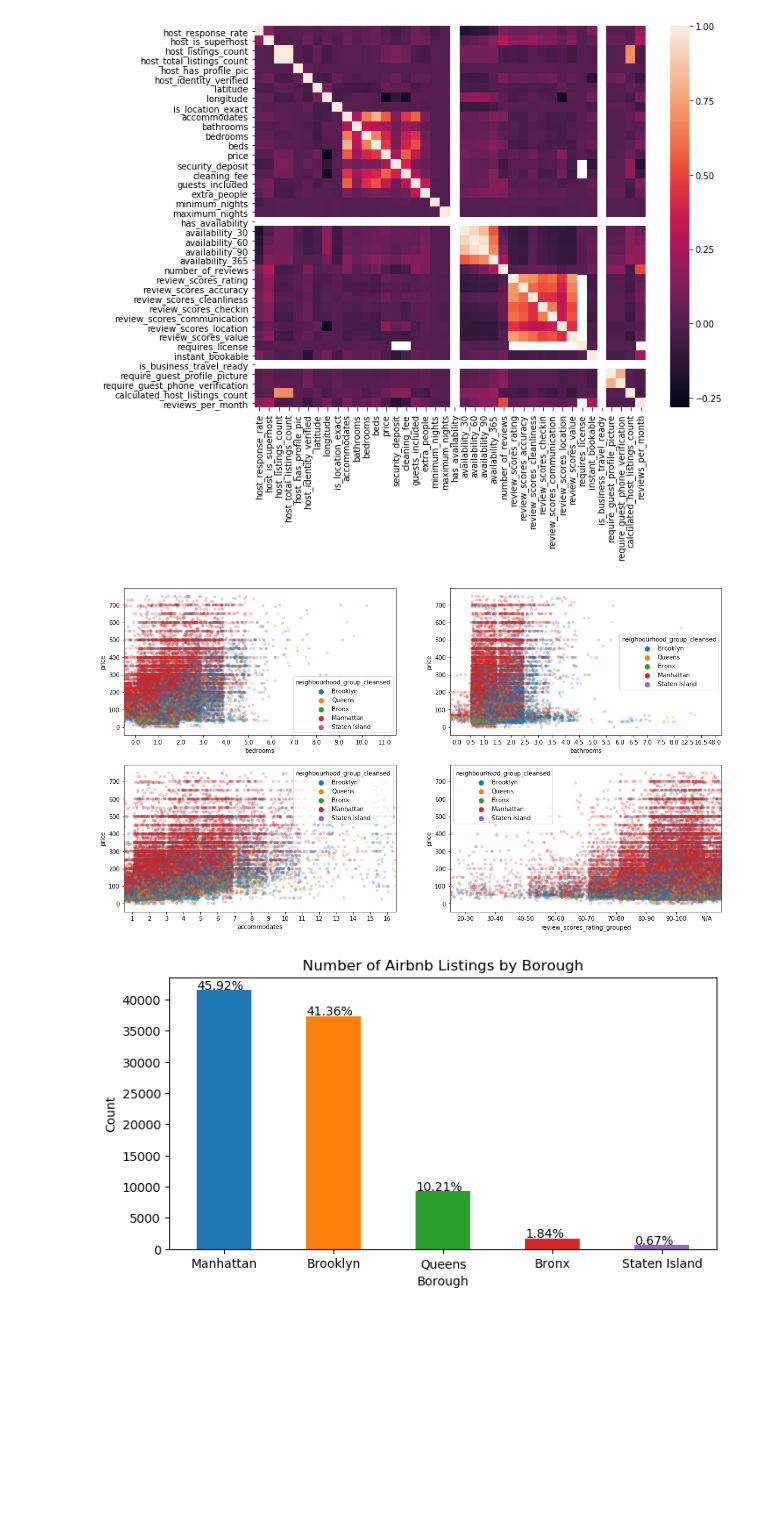
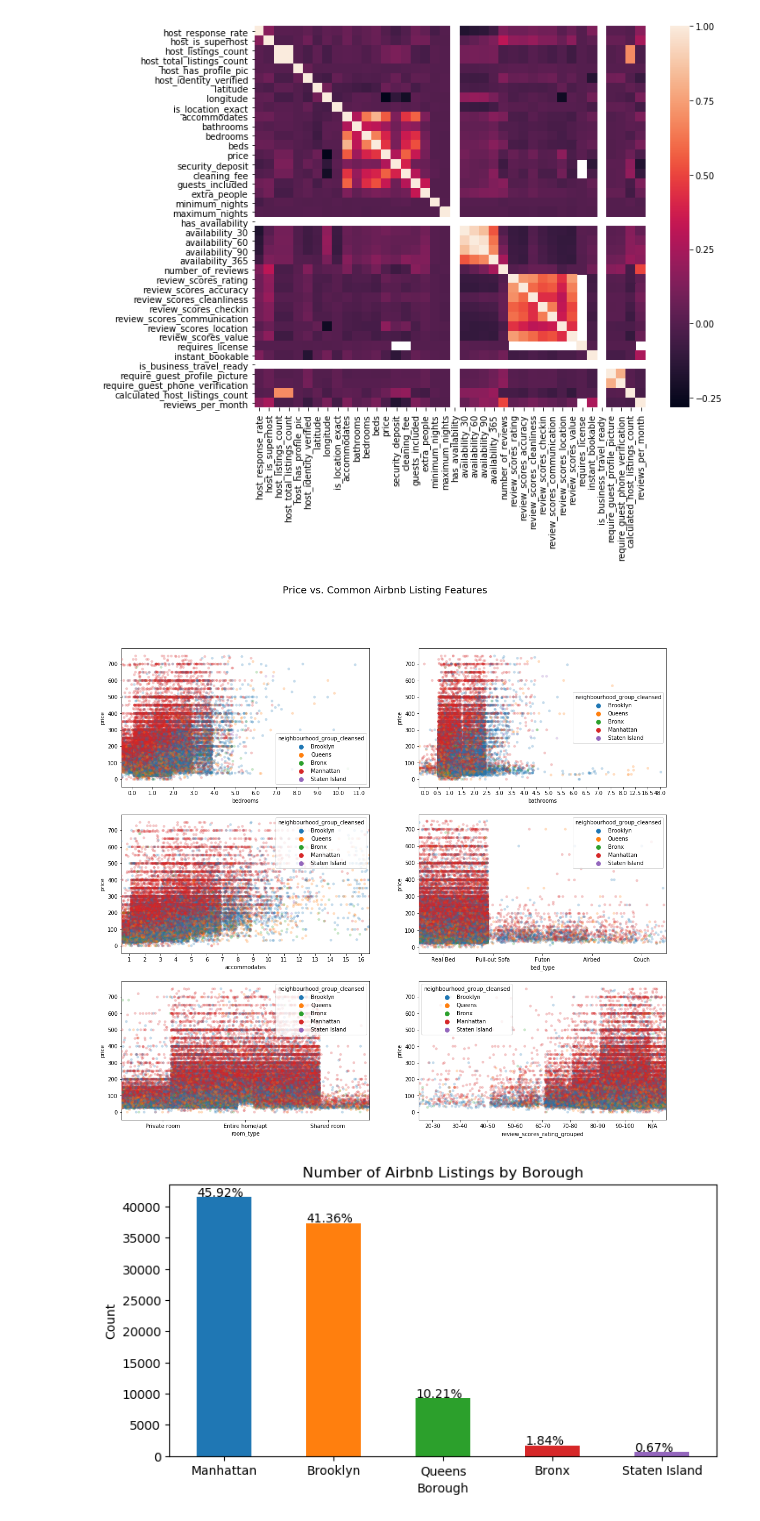
Before and after one commit to ajgiust/Airbnb_NYC, a Jupyter notebook: Project - Write a Data Science Blog Post.ipynb, the cells around one changed output. Saved outputs shown, nothing was run; the diff lists cells and outputs as text; code cells hidden in the pictures; blank space fills up the shorter version.

```diff
--- a/Project - Write a Data Science Blog Post.ipynb
+++ b/Project - Write a Data Science Blog Post.ipynb
@@ -457,16 +406,18 @@ memory usage: 60.6+ MB
 listings_categorical = ['host_response_time', 'neighbourhood_group_cleansed', 'neighbourhood_cleansed', 'property_type',
                         'room_type', 'bed_type']
 # %%
-listings_df_feat_to_remove = ['last_scraped', 'experiences_offered', 'picture_url','neighbourhood', 'city', 'market',
-                              'smart_location', 'country_code', 'calendar_updated', 'listing_url', 'scrape_id', 'host_url',
-                              'host_thumbnail_url', 'host_picture_url', 'host_since', 'host_neighbourhood', 'host_verifications',
-                              'neighbourhood_cleansed', 'zipcode', 'listing_id', 'host_id']
+#Create list of features to remove from analysis
+#These features include information I find not necessary for the questions I have
+listings_df_feat_to_remove = ['last_scraped', 'experiences_offered', 'picture_url', 'calendar_updated', 'listing_url', 'scrape_id', 'host_url',
+                              'host_thumbnail_url', 'host_picture_url', 'host_since', 'listing_id', 'host_id']
 
 listings_df_new = listings_df_new.drop(listings_df_feat_to_remove, axis=1)
 # %%
+#Create list of text features to remove
+#Though some of these features may have an impact on predicting price, NLP will not be used in this analysis
 listings_df_text_feat = ['name', 'summary', 'space', 'description', 'neighborhood_overview', 'transit', 'access',
                          'interaction', 'house_rules', 'host_location', 'host_about', 'street', 'state', 'country',
-                         'amenities', 'calendar_last_scraped', 'first_review', 'last_review', 'host_name']
+                         'amenities', 'calendar_last_scraped', 'first_review', 'last_review', 'host_name', 'host_verifications']
 
 listings_df_new = listings_df_new.drop(listings_df_text_feat, axis=1)
 # %%
@@ -545,17 +474,24 @@ listings_df_new['review_scores_rating_grouped'] = pd.cut(x=listings_df_new['revi
                                                          labels=['20-30', '30-40', '40-50', '50-60', '60-70', '70-80', '80-90', '90-100']).values.add_categories('N/A')
 listings_df_new['review_scores_rating_grouped'] = listings_df_new['review_scores_rating_grouped'].fillna('N/A')
 # %%
-fig,axes = plt.subplots(2, 2,figsize=(18,10))
+fig,axes = plt.subplots(3, 2,figsize=(18,16))
+fig.suptitle('Price vs. Common Airbnb Listing Features', fontsize=18)
 axes[0,0] = sns.stripplot(x='bedrooms', y='price', hue='neighbourhood_group_cleansed',
                           data=listings_df_new, alpha=0.25, jitter=0.9, ax=axes[0,0])
 axes[0,1] = sns.stripplot(x='bathrooms', y='price', hue='neighbourhood_group_cleansed',
                           data=listings_df_new, alpha=0.25, jitter=0.9, ax=axes[0,1]);
 axes[1,0] = sns.stripplot(x='accommodates', y='price', hue='neighbourhood_group_cleansed',
-                          data=listings_df_new, alpha=0.25, jitter=0.9, ax=axes[1,0]);
-axes[1,1] = sns.stripplot(x='review_scores_rating_grouped', y='price', hue='neighbourhood_group_cleansed',
-                          data=listings_df_new, alpha=0.25, jitter=0.9, ax=axes[1,1]);
+                          data=listings_df_new, alpha=0.25, jitter=0.9, ax=axes[1,0])
+axes[1,1] = sns.stripplot(x='bed_type', y='price', hue='neighbourhood_group_cleansed',
+                          data=listings_df_new, alpha=0.25, jitter=0.9, ax=axes[1,1])
+axes[2,0] = sns.stripplot(x='room_type', y='price', hue='neighbourhood_group_cleansed',
+                          data=listings_df_new, alpha=0.25, jitter=0.9, ax=axes[2,0])
+axes[2,1] = sns.stripplot(x='review_scores_rating_grouped', y='price', hue='neighbourhood_group_cleansed',
+                          data=listings_df_new, alpha=0.25, jitter=0.9, ax=axes[2,1]);
+
+plt.savefig('price_vs_scatters.png', dpi=100)
 # %% [output]
-[figure, old version]
+[figure, new version]
 # %%
 with plt.style.context(('default')):
     fig, ax = plt.subplots(figsize=(8,4))
```
Also changed, not shown: parts of 41 cells of this notebook.
